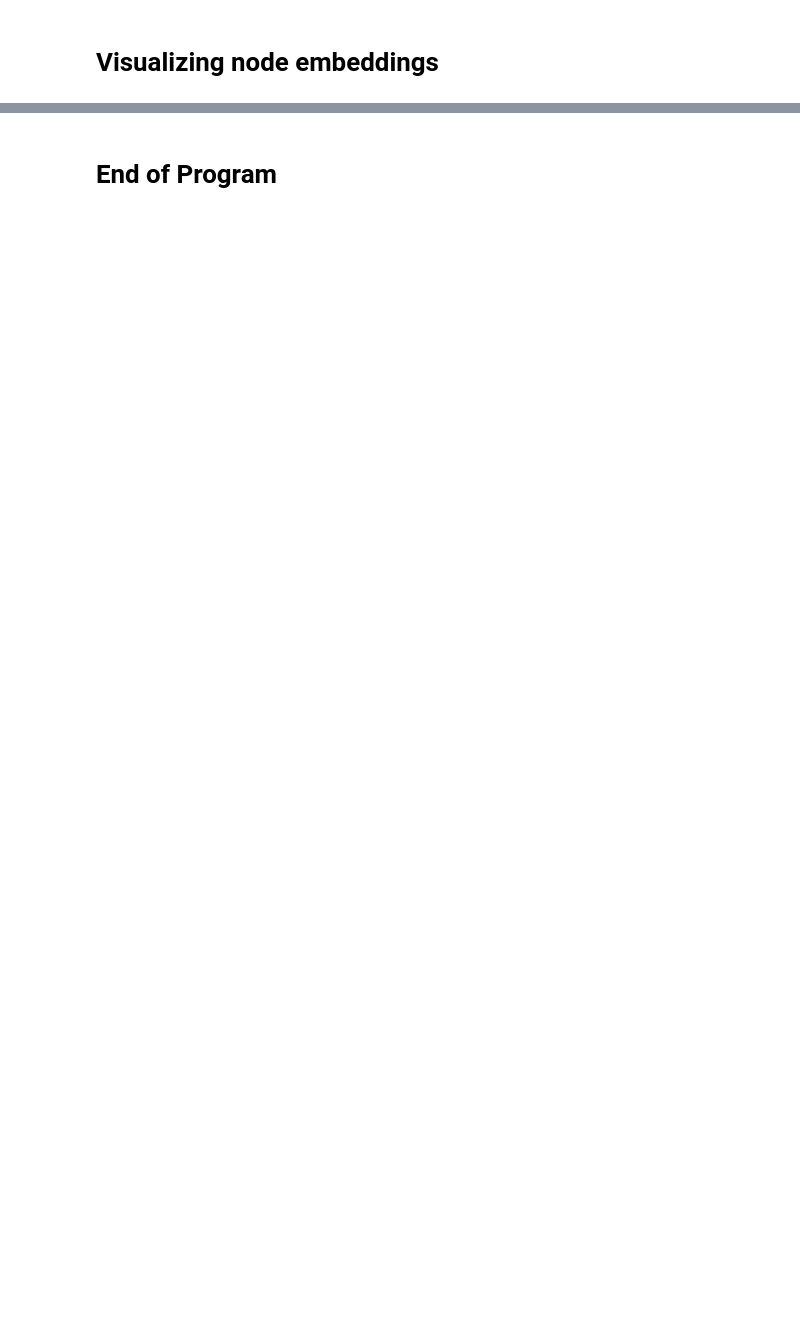
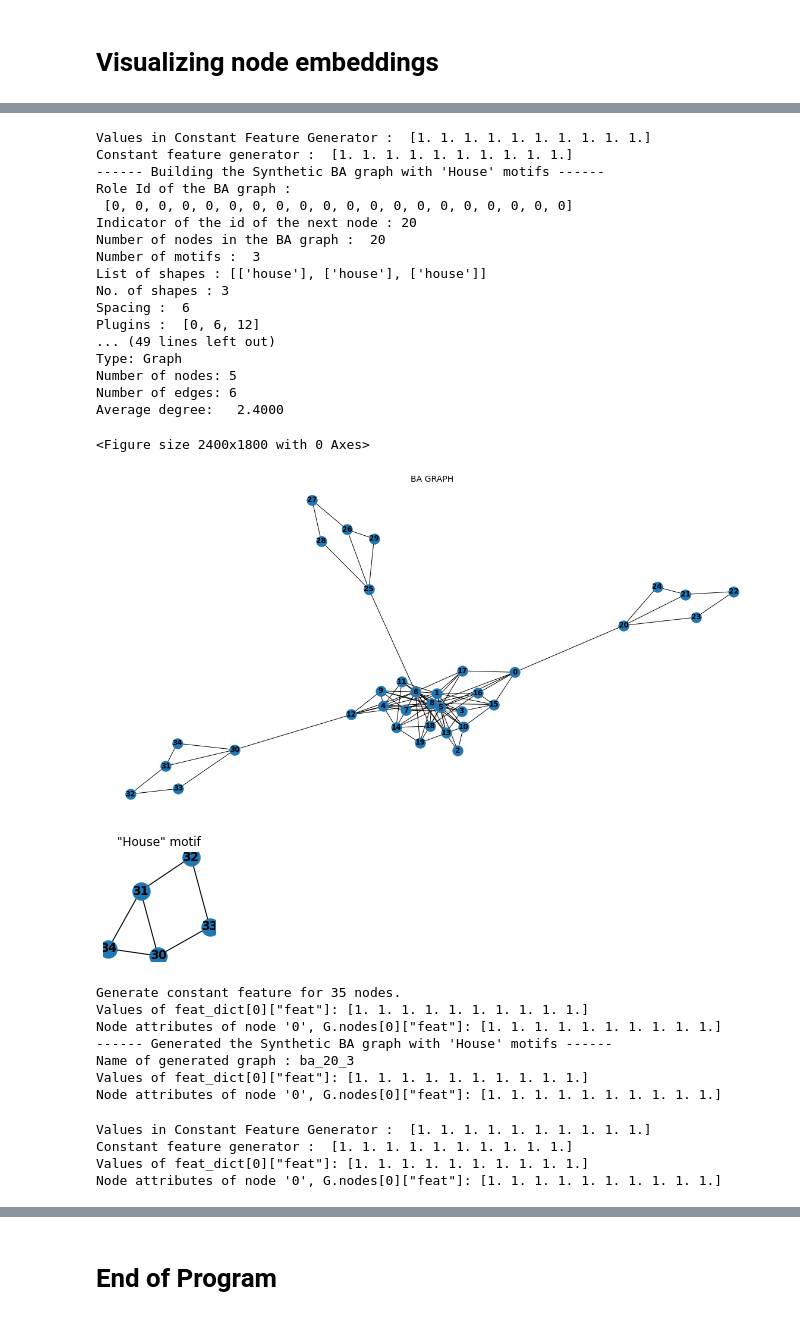
Before and after one commit to samaujs/Network-Science, a Jupyter notebook: gnn/Graph_Neural_Networks.ipynb, the cells around one changed output, grey strips where cells are left out. Saved outputs shown, nothing was run; the diff lists cells and outputs as text; code cells hidden in the pictures; blank space fills up the shorter version.

```diff
--- a/gnn/Graph_Neural_Networks.ipynb
+++ b/gnn/Graph_Neural_Networks.ipynb
@@ -438,0 +1032,7 @@ plt.show()
+# %%
+# args.input_dim
+input_dim=10
+hidden_dim=20
+output_dim=20
+num_classes=2
+num_gc_layers=3
@@ -438,0 +1151,54 @@ plt.show()
+# %%
+# np.ones(input_dim, dtype=float) = [1., 1., 1., 1., 1., 1., 1., 1., 1., 1.]
+constant_feature = ConstFeatureGen(np.ones(input_dim, dtype=float))
+print("Constant feature generator : ", constant_feature.val)
+
+G, labels, name = gen_syn1(feature_generator=constant_feature)
+
+feat_dict = {i:{'feat': np.array(constant_feature.val, dtype=np.float32)} for i in G.nodes()}
+print ('Values of feat_dict[0]["feat"]:', feat_dict[0]['feat'])
+
+#nx.set_node_attributes(G, feat_dict)
+print('Node attributes of node \'0\', G.nodes[0]["feat"]:', G.nodes[0]['feat'])
+# %% [output]
+Values in Constant Feature Generator :  [1. 1. 1. 1. 1. 1. 1. 1. 1. 1.]
+Constant feature generator :  [1. 1. 1. 1. 1. 1. 1. 1. 1. 1.]
+------ Building the Synthetic BA graph with 'House' motifs ------
+Role Id of the BA graph :
+ [0, 0, 0, 0, 0, 0, 0, 0, 0, 0, 0, 0, 0, 0, 0, 0, 0, 0, 0, 0]
+Indicator of the id of the next node : 20
+Number of nodes in the BA graph :  20
+Number of motifs :  3
+List of shapes : [['house'], ['house'], ['house']]
+No. of shapes : 3
+Spacing :  6
+Plugins :  [0, 6, 12]
+... (49 lines left out)
+Type: Graph
+Number of nodes: 5
+Number of edges: 6
+Average degree:   2.4000
+<Figure size 2400x1800 with 0 Axes>
+[figure, added]
+[figure, added]
+Generate constant feature for 35 nodes.
+Values of feat_dict[0]["feat"]: [1. 1. 1. 1. 1. 1. 1. 1. 1. 1.]
+Node attributes of node '0', G.nodes[0]["feat"]: [1. 1. 1. 1. 1. 1. 1. 1. 1. 1.]
+------ Generated the Synthetic BA graph with 'House' motifs ------
+Name of generated graph : ba_20_3
+Values of feat_dict[0]["feat"]: [1. 1. 1. 1. 1. 1. 1. 1. 1. 1.]
+Node attributes of node '0', G.nodes[0]["feat"]: [1. 1. 1. 1. 1. 1. 1. 1. 1. 1.]
+# %%
+constant_feature = ConstFeatureGen(np.ones(input_dim, dtype=float))
+print("Constant feature generator : ", constant_feature.val)
+
+feat_dict = {i:{'feat': np.array(constant_feature.val, dtype=np.float32)} for i in G.nodes()}
+print ('Values of feat_dict[0]["feat"]:', feat_dict[0]['feat'])
+
+#nx.set_node_attributes(G, feat_dict)
+print('Node attributes of node \'0\', G.nodes[0]["feat"]:', G.nodes[0]['feat'])
+# %% [output]
+Values in Constant Feature Generator :  [1. 1. 1. 1. 1. 1. 1. 1. 1. 1.]
+Constant feature generator :  [1. 1. 1. 1. 1. 1. 1. 1. 1. 1.]
+Values of feat_dict[0]["feat"]: [1. 1. 1. 1. 1. 1. 1. 1. 1. 1.]
+Node attributes of node '0', G.nodes[0]["feat"]: [1. 1. 1. 1. 1. 1. 1. 1. 1. 1.]
```
Also changed, not shown: parts of 19 cells of this notebook.
